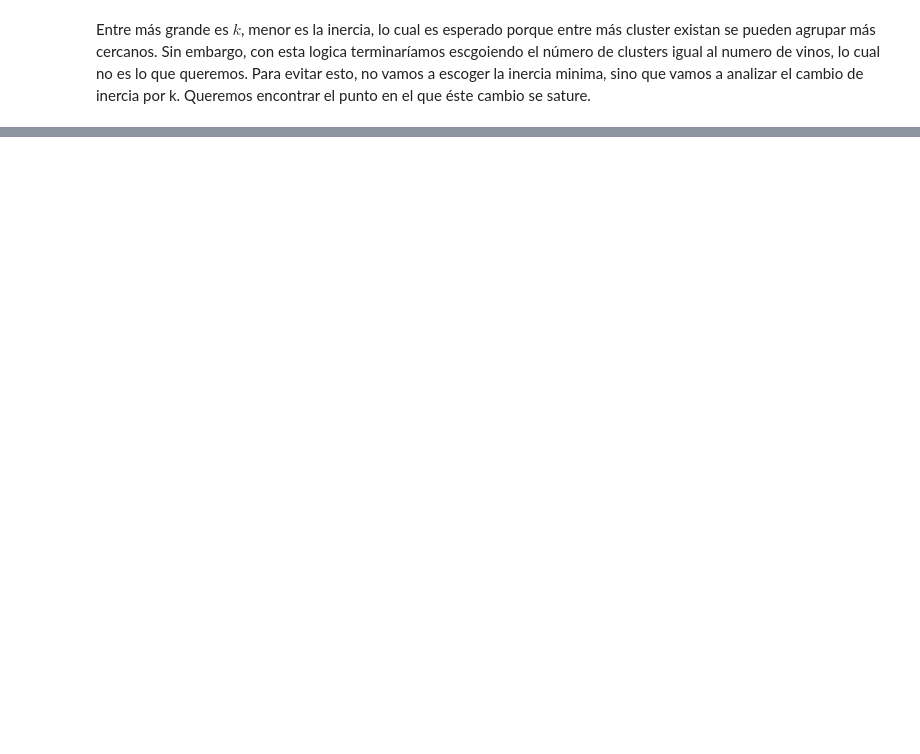
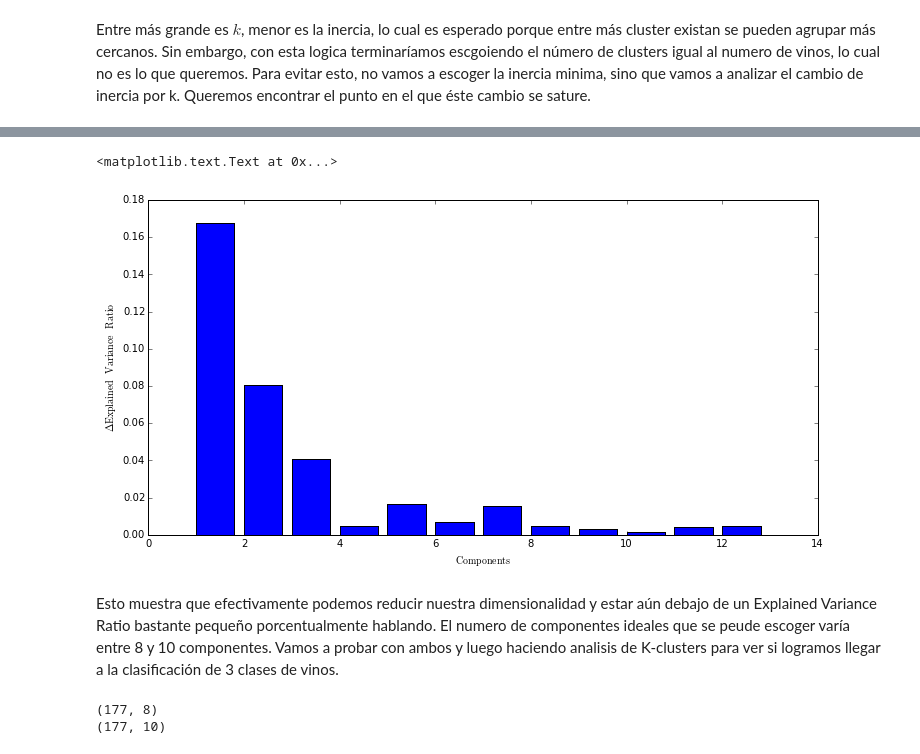
Before and after one commit to mariacamilaremolinagutierrez/MCA_Tarea2, a Jupyter notebook: 2/Vino.ipynb, the cells around one changed output, grey strips where cells are left out. Cells and saved outputs as stored; diff of their text form; code cells hidden in the pictures; blank space fills up the shorter version.

```diff
--- a/2/Vino.ipynb
+++ b/2/Vino.ipynb
@@ -152,0 +116,10 @@ n_wines_training
+# %%
+plt.figure(figsize=(12,6))
+plt.bar(range(1,13),abs(pca.explained_variance_ratio_[1:13]-pca.explained_variance_ratio_[0:12]))
+plt.xlabel('$\mathrm{Components}$')
+plt.ylabel('$\Delta\mathrm{Explained\;Variance\;Ratio}$')
+# %% [output]
+<matplotlib.text.Text at 0x...>
+[figure, added]
+# %% [markdown]
+Esto muestra que efectivamente podemos reducir nuestra dimensionalidad y estar aún debajo de un Explained Variance Ratio bastante pequeño porcentualmente hablando. El numero de componentes ideales que se peude escoger varía entre 8 y 10 componentes. Vamos a probar con ambos y luego haciendo analisis de K-clusters para ver si logramos llegar a la clasificación de 3 clases de vinos.
@@ -152,0 +136,6 @@ n_wines_training
+# %%
+print np.shape(df_8)
+print np.shape(df_10)
+# %% [output]
+(177, 8)
+(177, 10)
```
Also changed, not shown: parts of 29 cells of this notebook.
